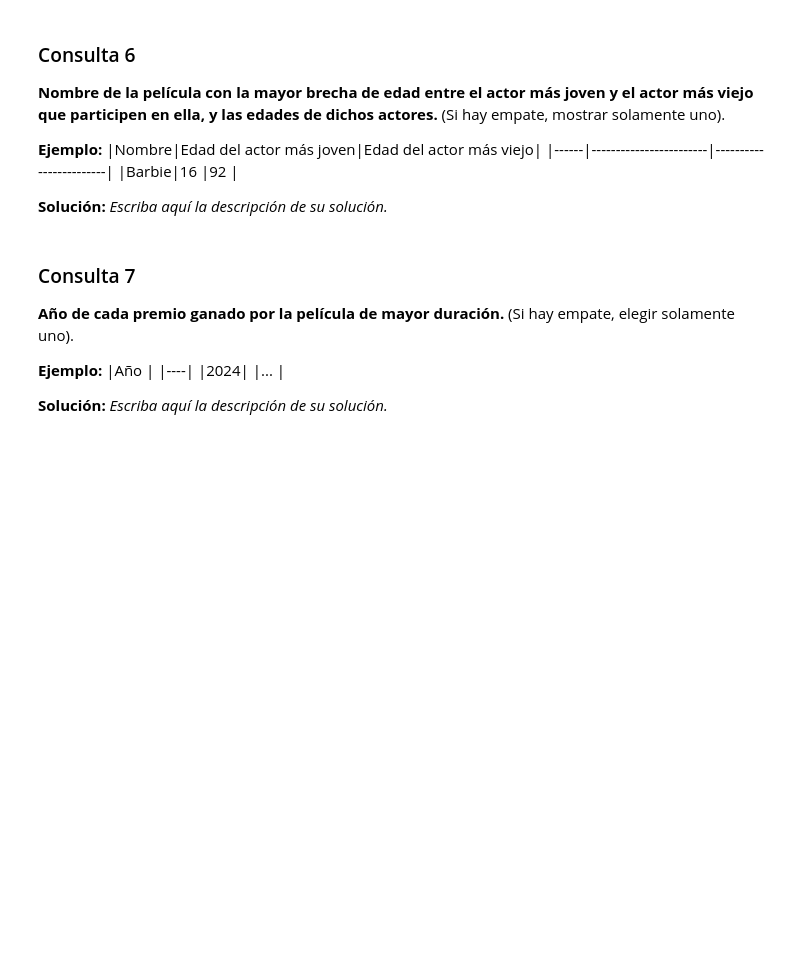
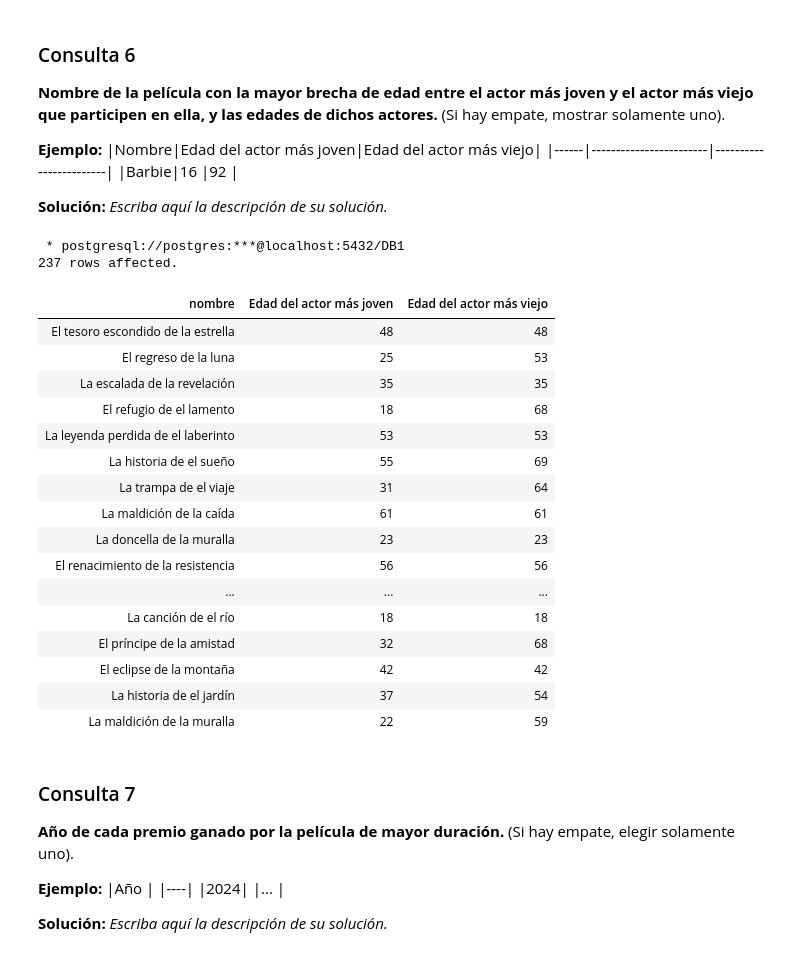
Before and after one commit to CarlosRabu-V2/Tarea1-BD, a Jupyter notebook: Tarea_1.ipynb, the cells around one changed output. Saved outputs shown, nothing was run; the diff lists cells and outputs as text; code cells hidden in the pictures; blank space fills up the shorter version.

```diff
--- a/Tarea_1.ipynb
+++ b/Tarea_1.ipynb
@@ -405,3 +468,37 @@ UsageError: Cell magic `%%sql` not found.
+# %%
+%%sql
+SELECT
+    p.nombre AS Nombre,
+    MIN(a.edad) AS "Edad del actor más joven",
+    MAX(a.edad) AS "Edad del actor más viejo"
+FROM
+    pelicula p INNER JOIN actor_participa_en_pelicula ap
+    ON
+    p.id_pelicula = ap.id_pelicula INNER JOIN actor a
+    ON
+    ap.id_actor = a.id_actor
+GROUP BY
+    p.nombre;
+# %% [output]
+ * postgresql://postgres:***@localhost:5432/DB1
+237 rows affected.
+| nombre | Edad del actor más joven | Edad del actor más viejo |
+| El tesoro escondido de la estrella | 48 | 48 |
+| El regreso de la luna | 25 | 53 |
+| La escalada de la revelación | 35 | 35 |
+| El refugio de el lamento | 18 | 68 |
+| La leyenda perdida de el laberinto | 53 | 53 |
+| La historia de el sueño | 55 | 69 |
+| La trampa de el viaje | 31 | 64 |
+| La maldición de la caída | 61 | 61 |
+| La doncella de la muralla | 23 | 23 |
+| El renacimiento de la resistencia | 56 | 56 |
+| ... | ... | ... |
+| La canción de el río | 18 | 18 |
+| El príncipe de la amistad | 32 | 68 |
+| El eclipse de la montaña | 42 | 42 |
+| La historia de el jardín | 37 | 54 |
+| La maldición de la muralla | 22 | 59 |
 # %% [markdown]
 ### Consulta 7
 **Año de cada premio ganado por la película de mayor duración.** (Si hay empate, elegir solamente uno).
```
Also changed, not shown: parts of 17 cells of this notebook.
